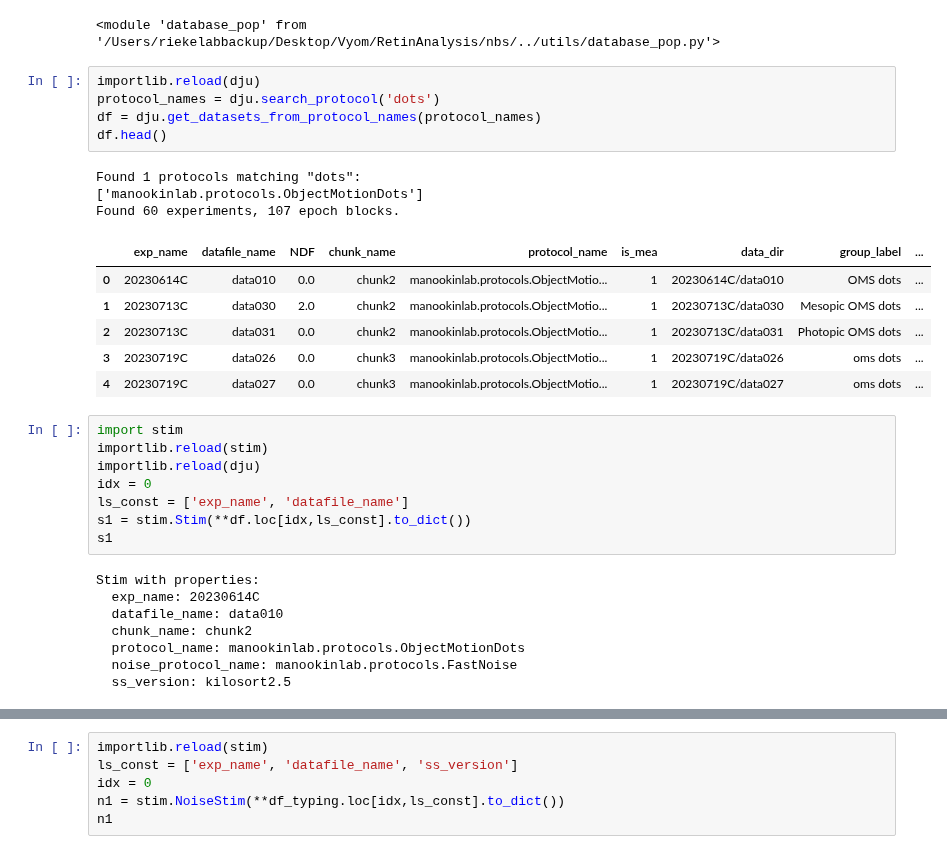
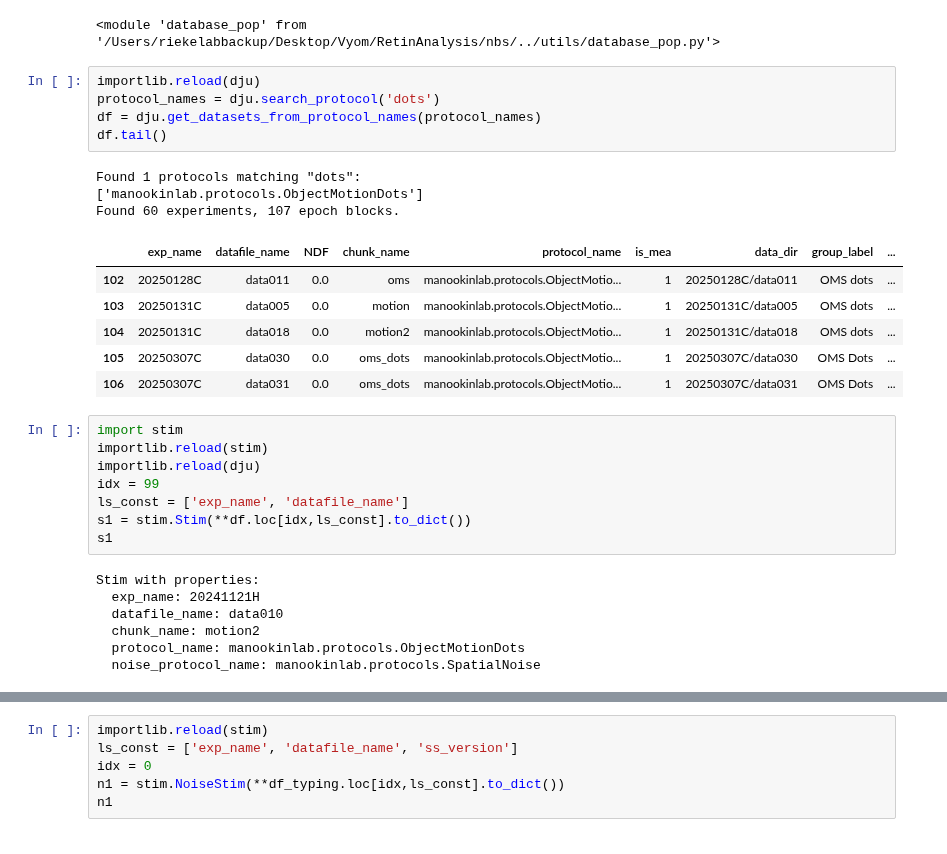
Before and after one commit to DRezeanu/retinanalysis, a Jupyter notebook: nbs/query_test.ipynb, the cells around one changed output, grey strips where cells are left out. Saved outputs shown, nothing was run; the diff lists cells and outputs as text.

```diff
--- a/nbs/query_test.ipynb
+++ b/nbs/query_test.ipynb
@@ -20,31 +20,30 @@ importlib.reload(pop)
 # %%
 importlib.reload(dju)
 protocol_names = dju.search_protocol('dots')
 df = dju.get_datasets_from_protocol_names(protocol_names)
-df.head()
+df.tail()
 # %% [output]
 Found 1 protocols matching "dots":
 ['manookinlab.protocols.ObjectMotionDots']
 Found 60 experiments, 107 epoch blocks.
 |  | exp_name | datafile_name | NDF | chunk_name | protocol_name | is_mea | data_dir | group_label | ... |
-| 0 | 20230614C | data010 | 0.0 | chunk2 | manookinlab.protocols.ObjectMotio... | 1 | 20230614C/data010 | OMS dots | ... |
-| 1 | 20230713C | data030 | 2.0 | chunk2 | manookinlab.protocols.ObjectMotio... | 1 | 20230713C/data030 | Mesopic OMS dots | ... |
-| 2 | 20230713C | data031 | 0.0 | chunk2 | manookinlab.protocols.ObjectMotio... | 1 | 20230713C/data031 | Photopic OMS dots | ... |
-| 3 | 20230719C | data026 | 0.0 | chunk3 | manookinlab.protocols.ObjectMotio... | 1 | 20230719C/data026 | oms dots | ... |
-| 4 | 20230719C | data027 | 0.0 | chunk3 | manookinlab.protocols.ObjectMotio... | 1 | 20230719C/data027 | oms dots | ... |
+| 102 | 20250128C | data011 | 0.0 | oms | manookinlab.protocols.ObjectMotio... | 1 | 20250128C/data011 | OMS dots | ... |
+| 103 | 20250131C | data005 | 0.0 | motion | manookinlab.protocols.ObjectMotio... | 1 | 20250131C/data005 | OMS dots | ... |
+| 104 | 20250131C | data018 | 0.0 | motion2 | manookinlab.protocols.ObjectMotio... | 1 | 20250131C/data018 | OMS dots | ... |
+| 105 | 20250307C | data030 | 0.0 | oms_dots | manookinlab.protocols.ObjectMotio... | 1 | 20250307C/data030 | OMS Dots | ... |
+| 106 | 20250307C | data031 | 0.0 | oms_dots | manookinlab.protocols.ObjectMotio... | 1 | 20250307C/data031 | OMS Dots | ... |
 # %%
 import stim
 importlib.reload(stim)
 importlib.reload(dju)
-idx = 0
+idx = 99
 ls_const = ['exp_name', 'datafile_name']
 s1 = stim.Stim(**df.loc[idx,ls_const].to_dict())
 s1
 # %% [output]
 Stim with properties:
-  exp_name: 20230614C
+  exp_name: 20241121H
   datafile_name: data010
-  chunk_name: chunk2
+  chunk_name: motion2
   protocol_name: manookinlab.protocols.ObjectMotionDots
-  noise_protocol_name: manookinlab.protocols.FastNoise
-  ss_version: kilosort2.5
+  noise_protocol_name: manookinlab.protocols.SpatialNoise
```
Also changed, not shown: parts of 8 cells of this notebook, 3 other files.
